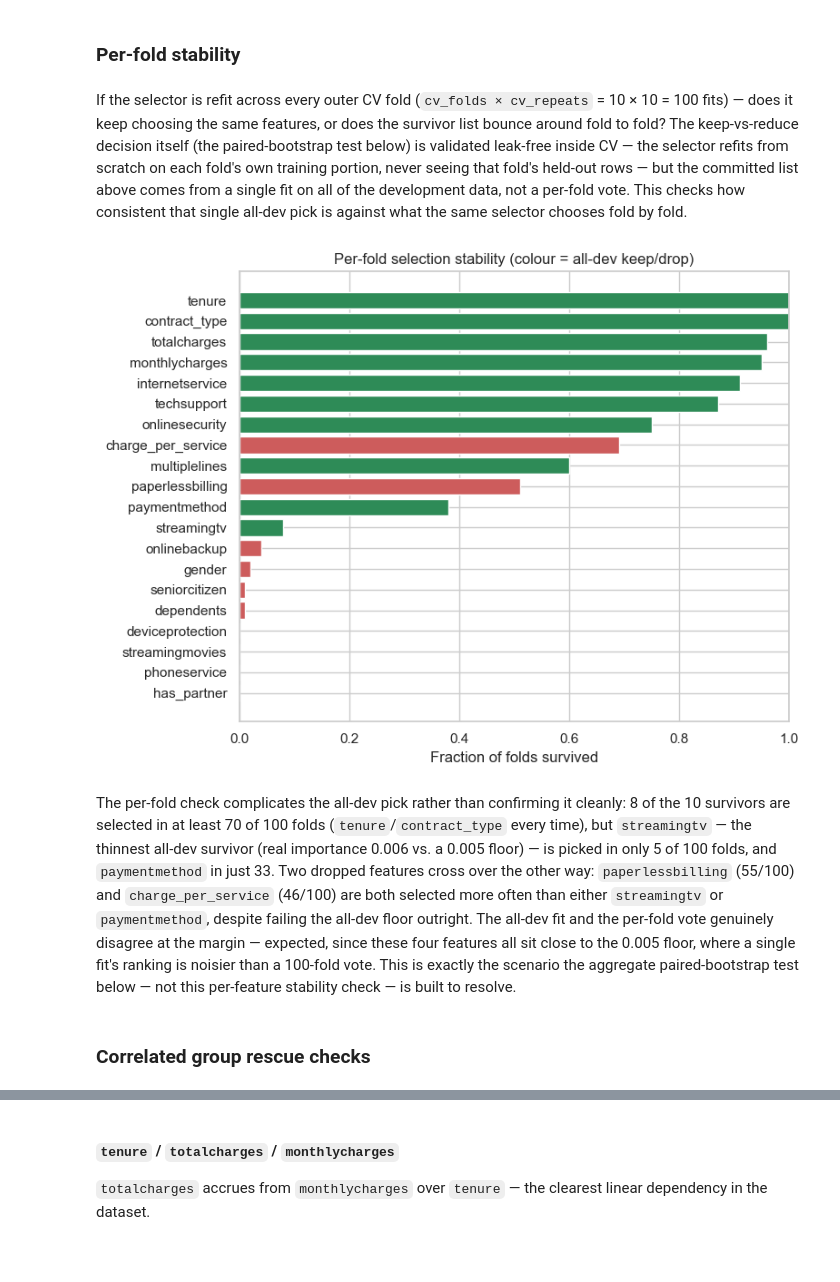
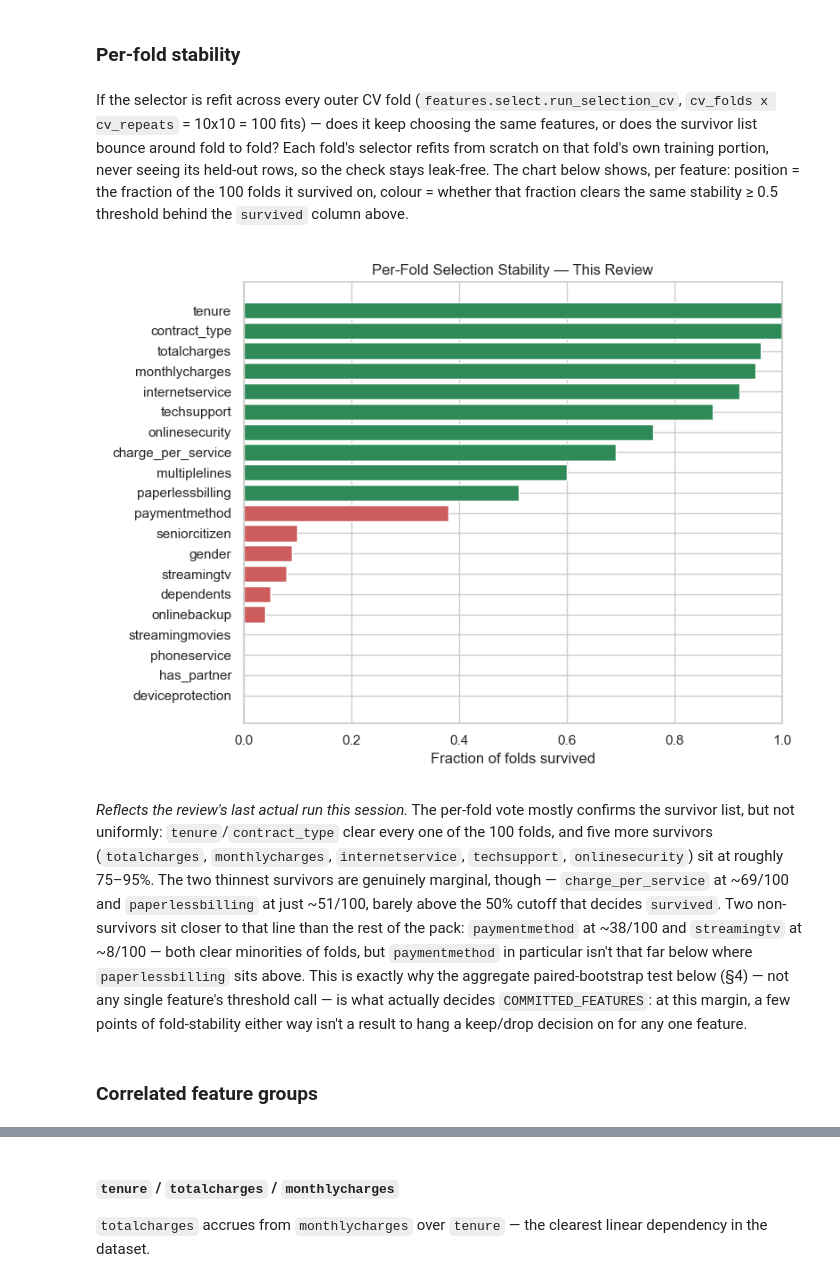
Before and after one commit to Ampofowaa/TelcoChurn_PortfolioProject, a Jupyter notebook: notebooks/03b-feature-selection.ipynb, the cells around one changed output, grey strips where cells are left out. Saved outputs shown, nothing was run; the diff lists cells and outputs as text; code cells hidden in the pictures; blank space fills up the shorter version.

```diff
--- a/notebooks/03b-feature-selection.ipynb
+++ b/notebooks/03b-feature-selection.ipynb
@@ -112,0 +49,9 @@ Confirmed: feature_selection was built on this lgbm_default run (git_sha=629c121
+# %%
+df = load_features()
+dev_df, _test_df = partition(df)
+
+# Full FEATURE_SCHEMA candidate space (not just COMMITTED_FEATURES).
+_candidate_cols = list(FEATURE_SCHEMA.binary) + list(FEATURE_SCHEMA.multi_cat) + list(FEATURE_SCHEMA.numeric)
+X_dev, y_dev = dev_df[_candidate_cols], dev_df[TARGET_COL]
+
+print(f"Dev partition: {len(y_dev)} rows, churn rate {y_dev.mean():.4f}")
@@ -181,21 +247,18 @@ Decoy column importance (pure-noise reference for this fit): -0.0060
 # %% [markdown]
 ### Per-fold stability
 # %% [markdown]
-If the selector is refit across every outer CV fold (`cv_folds × cv_repeats` = 10 × 10 = 100 fits) — does it keep choosing the same features, or does the survivor list bounce around fold to fold? The keep-vs-reduce decision itself (the paired-bootstrap test below) is validated leak-free inside CV — the selector refits from scratch on each fold's own training portion, never seeing that fold's held-out rows — but the committed list above comes from a single fit on all of the development data, not a per-fold vote. This checks how consistent that single all-dev pick is against what the same selector chooses fold by fold.
+If the selector is refit across every outer CV fold (`features.select.run_selection_cv`, `cv_folds x cv_repeats` = 10x10 = 100 fits) — does it keep choosing the same features, or does the survivor list bounce around fold to fold? Each fold's selector refits from scratch on that fold's own training portion, never seeing its held-out rows, so the check stays leak-free. The chart below shows, per feature: position = the fraction of the 100 folds it survived on, colour = whether that fraction clears the same stability ≥ 0.5 threshold behind the `survived` column above.
-# %%
-stability = pd.read_csv(f"{sel_dir}/per_fold_stability.csv").sort_values("stability")
-fig, ax = plt.subplots(figsize=(8, 6))
-colors = stability["feature"].isin(importance_table.loc[importance_table["survived"], "feature"]).map({True: "seagreen", False: "indianred"})
-ax.barh(stability["feature"], stability["stability"], color=colors)
-ax.set_xlabel("Fraction of folds survived")
-ax.set_title("Per-fold selection stability (colour = all-dev keep/drop)")
-ax.set_xlim(0, 1)
-plt.tight_layout()
-plt.show()
-# %% [output]
-[figure, removed]
-# %% [markdown]
-The per-fold check complicates the all-dev pick rather than confirming it cleanly: 8 of the 10 survivors are selected in at least 70 of 100 folds (`tenure`/`contract_type` every time), but `streamingtv` — the thinnest all-dev survivor (real importance 0.006 vs. a 0.005 floor) — is picked in only 5 of 100 folds, and `paymentmethod` in just 33. Two dropped features cross over the other way: `paperlessbilling` (55/100) and `charge_per_service` (46/100) are both selected more often than either `streamingtv` or `paymentmethod`, despite failing the all-dev floor outright. The all-dev fit and the per-fold vote genuinely disagree at the margin — expected, since these four features all sit close to the 0.005 floor, where a single fit's ranking is noisier than a 100-fold vote. This is exactly the scenario the aggregate paired-bootstrap test below — not this per-feature stability check — is built to resolve.
-# %% [markdown]
-### Correlated group rescue checks
+# %%
+if review is not None:
+    from IPython.display import Image, display
+
+    display(Image(filename=f"{figures_dir}/per_fold_stability.png"))
+else:
+    print("Skipped — the review above did not run this session.")
+# %% [output]
+[figure, added]
+# %% [markdown]
+*Reflects the review's last actual run this session.* The per-fold vote mostly confirms the survivor list, but not uniformly: `tenure`/`contract_type` clear every one of the 100 folds, and five more survivors (`totalcharges`, `monthlycharges`, `internetservice`, `techsupport`, `onlinesecurity`) sit at roughly 75–95%. The two thinnest survivors are genuinely marginal, though — `charge_per_service` at ~69/100 and `paperlessbilling` at just ~51/100, barely above the 50% cutoff that decides `survived`. Two non-survivors sit closer to that line than the rest of the pack: `paymentmethod` at ~38/100 and `streamingtv` at ~8/100 — both clear minorities of folds, but `paymentmethod` in particular isn't that far below where `paperlessbilling` sits above. This is exactly why the aggregate paired-bootstrap test below (§4) — not any single feature's threshold call — is what actually decides `COMMITTED_FEATURES`: at this margin, a few points of fold-stability either way isn't a result to hang a keep/drop decision on for any one feature.
+# %% [markdown]
+### Correlated feature groups
 # %% [markdown]
```
Also changed, not shown: parts of 62 cells of this notebook, 1 other file.
